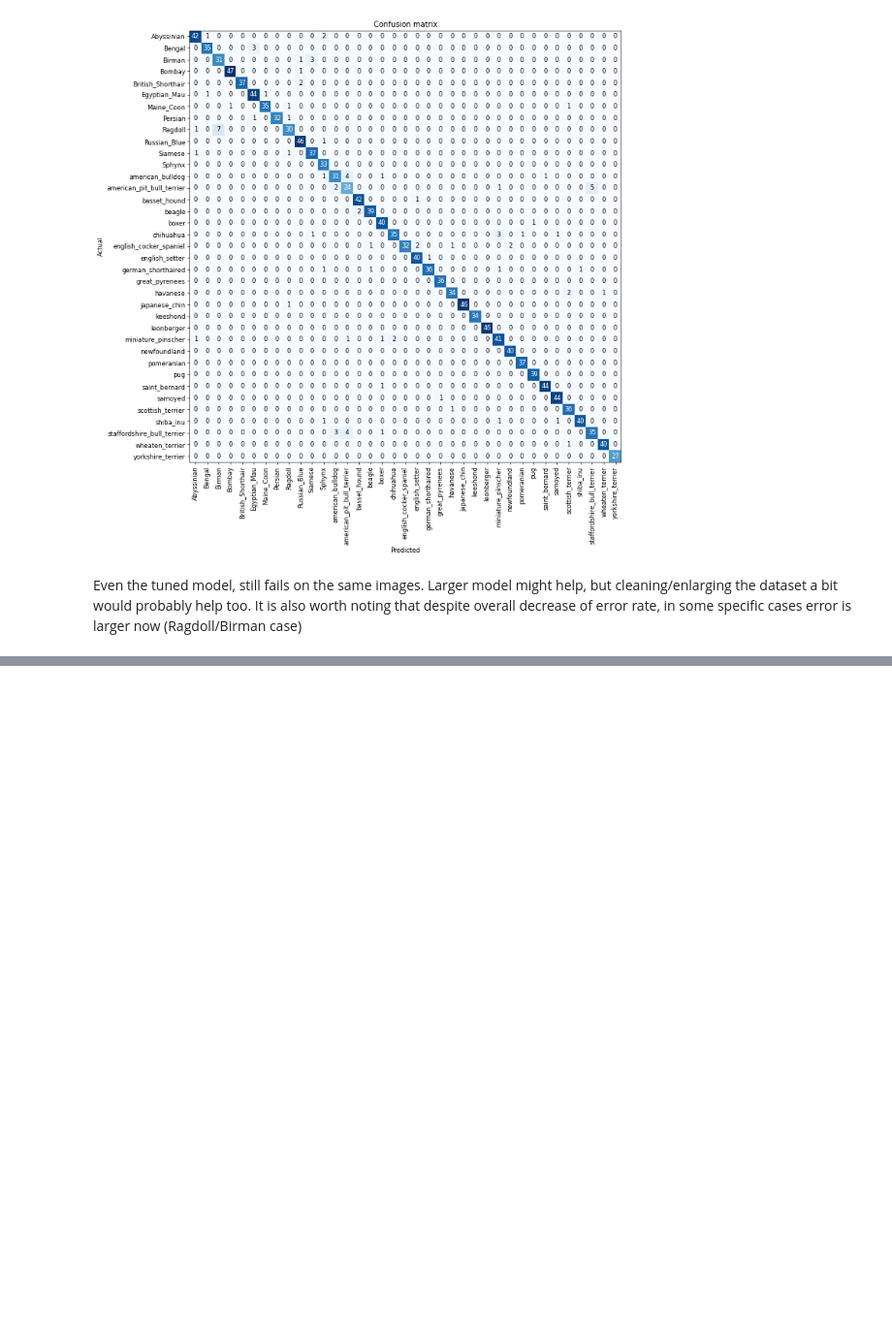
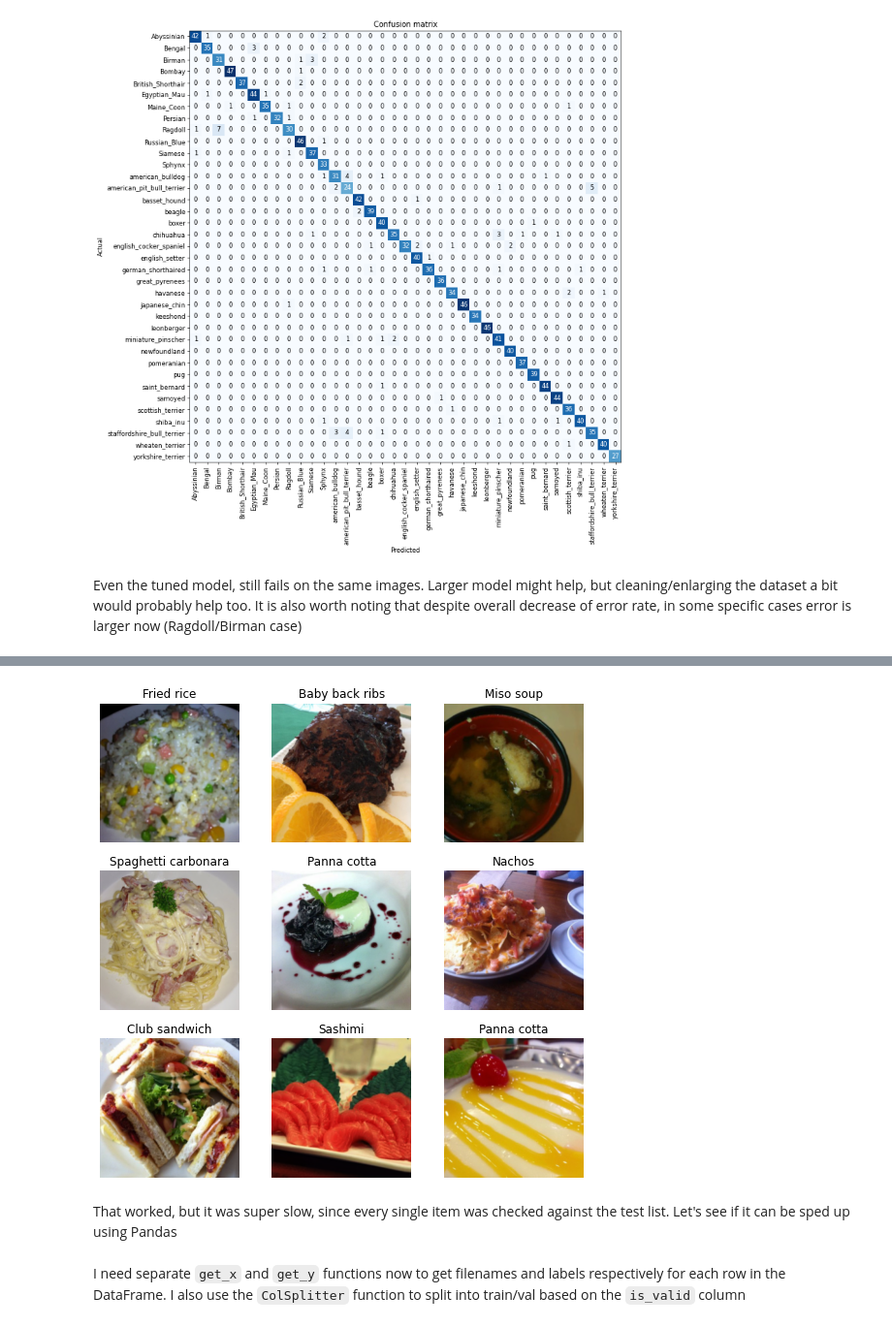
Before and after one commit to JanSobus/computer-vision, a Jupyter notebook: Basic Image Classification.ipynb, the cells around one changed output, grey strips where cells are left out. Shown at 97% size. Drawn from its saved outputs; the diff is of its cells as text; code cells hidden in the pictures; blank space fills up the shorter version.

```diff
--- a/Basic Image Classification.ipynb
+++ b/Basic Image Classification.ipynb
@@ -199,0 +332,23 @@ Even the tuned model, still fails on the same images. Larger model might help, b
+# %%
+with open(str(data_path2/'test.txt'),'r') as f:
+    test_paths = f.read().split('\n')[:-1]
+test_paths =  L([data_path2 /'images'/ (p+'.jpg') for p in test_paths])
+# %%
+def is_in_test(f):
+    return f in test_paths
+# %%
+foods2 = DataBlock(blocks=(ImageBlock, CategoryBlock),
+                 get_items=get_image_files,
+                 splitter=FuncSplitter(is_in_test),
+                 get_y=get_label,
+                 item_tfms=item_tfms,
+                 batch_tfms=batch_tfms)
+# %%
+#WARNING - SUPER SLOW
+dataloaders4 = foods2.dataloaders(data_path2, bs=batch_size)
+# %%
+dataloaders4.show_batch()
+# %% [output]
+[figure, added]
+# %% [markdown]
+That worked, but it was super slow, since every single item was checked against the test list. Let's see if it can be sped up using Pandas
@@ -199,0 +370,2 @@ Even the tuned model, still fails on the same images. Larger model might help, b
+# %% [markdown]
+I need separate `get_x` and `get_y` functions now to get filenames and labels respectively for each row in the DataFrame. I also use the `ColSplitter` function to split into train/val based on the `is_valid` column
```
Also changed, not shown: parts of 34 cells of this notebook.
